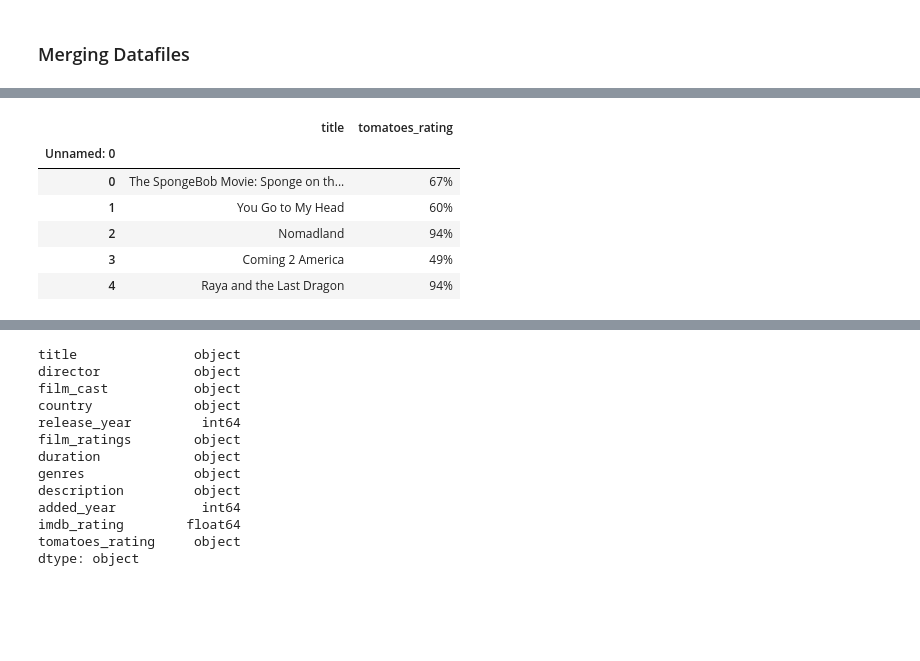
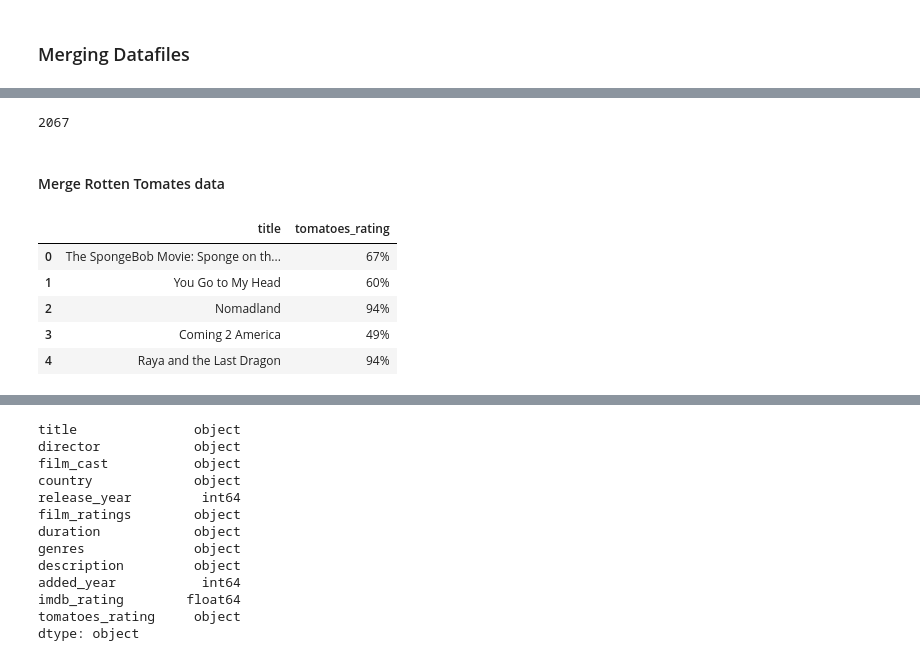
Before and after one commit to williamkewei/ETL-Project, a Jupyter notebook: ETL-Project.ipynb, the cells around one changed output, grey strips where cells are left out. Saved outputs shown, nothing was run; the diff lists cells and outputs as text; code cells hidden in the pictures; blank space fills up the shorter version.

```diff
--- a/ETL-Project.ipynb
+++ b/ETL-Project.ipynb
@@ -125,5 +133,5 @@ for m in movies:
 # %%
 # Create the rotten tomatoes DataFrame
 data_tomato = {'title':movie_title,'tomatoes_rating':movie_rating}
-tomato_df = pd.DataFrame(data=data_tomato)
-tomato_df.head()
+tomatoes_df = pd.DataFrame(data=data_tomato)
+tomatoes_df.head()
@@ -222,19 +262,25 @@ len(netflix_IMDB)
+# %%
+# Check the length of merge output
+len(netflix_IMDB)
+# %% [output]
+2067
+# %% [markdown]
+#### Merge Rotten Tomates data
 # %%
 # Import the output of Tomato file
-tomatoes = "tomato.csv"
-tomatoes_df = pd.read_csv(tomatoes)
+#tomatoes_df = "tomato.csv"
+#tomatoes_df = pd.read_csv(tomatoes)
 
 # Drop NA and reset the index
 tomatoes_df.dropna(inplace=True)
 
 # Reset the index
-tomatoes_df = tomatoes_df.set_index("Unnamed: 0")
+#tomatoes_df = tomatoes_df.set_index("Unnamed: 0")
 
 # Preview csv
 tomatoes_df.head()
 # %% [output]
 |  | title | tomatoes_rating |
-| Unnamed: 0 |  |  |
 | 0 | The SpongeBob Movie: Sponge on th... | 67% |
 | 1 | You Go to My Head | 60% |
 | 2 | Nomadland | 94% |
```
Also changed, not shown: parts of 18 cells of this notebook.
